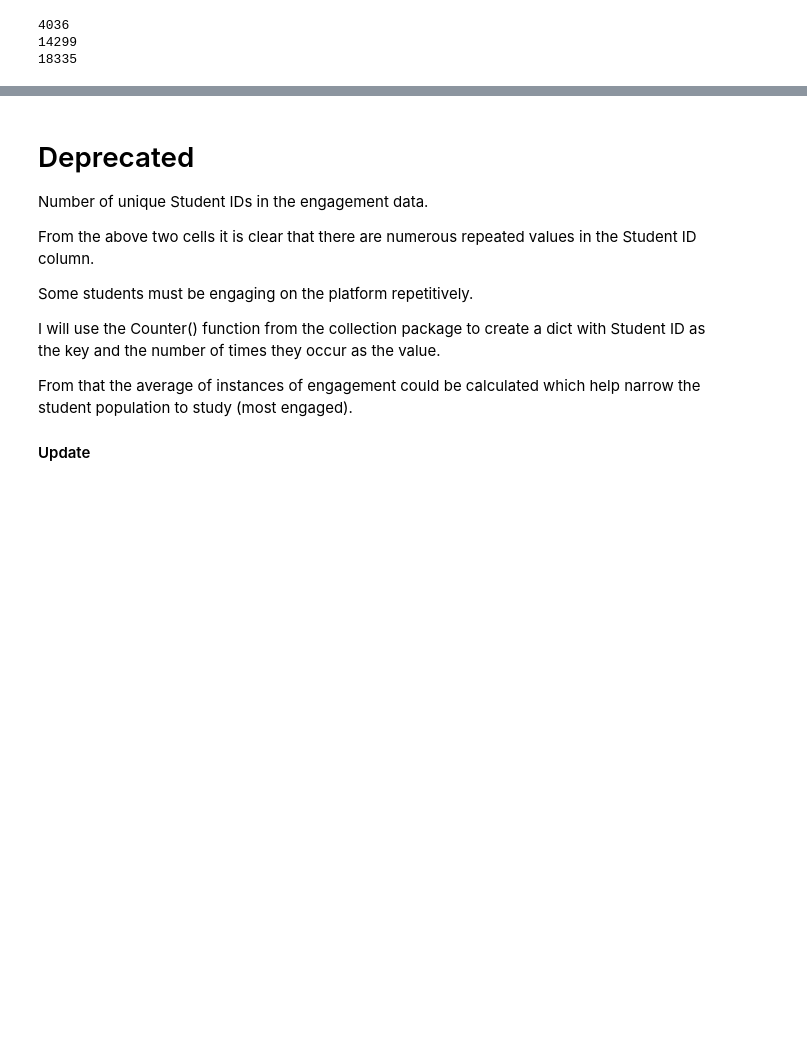
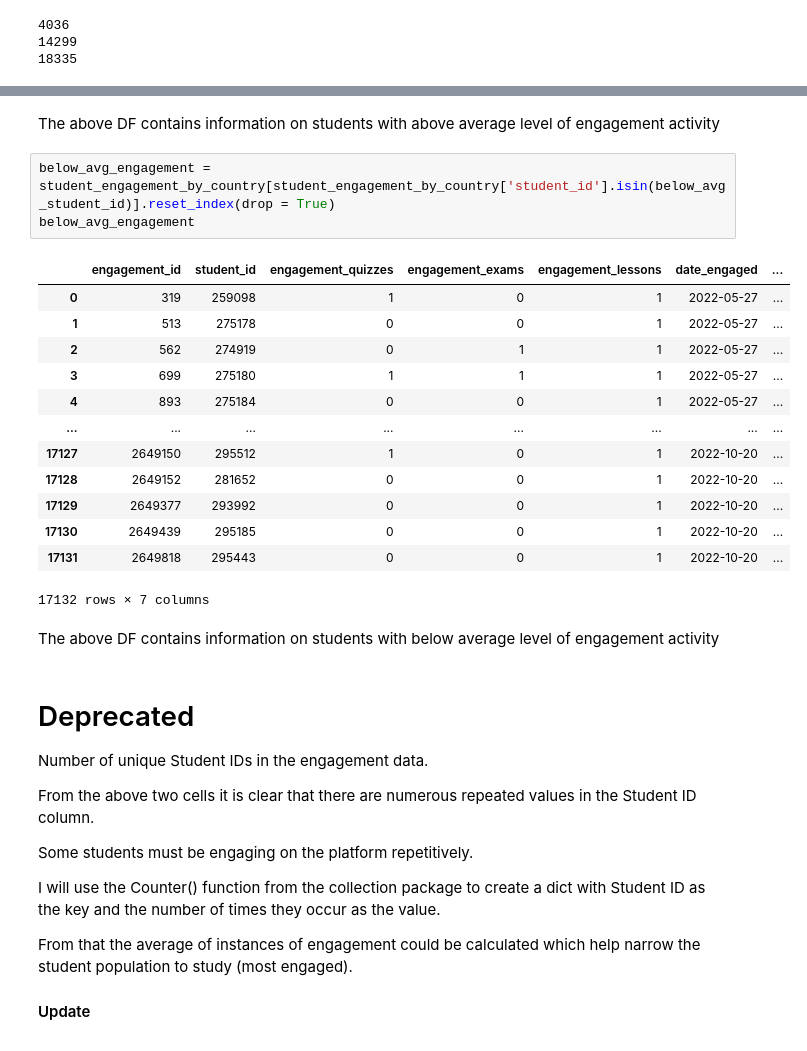
Before and after one commit to puvanans/365-DS-Competition, a Jupyter notebook: student_engagement.ipynb, the cells around one changed output, grey strips where cells are left out. Cells and saved outputs as stored; diff of their text form; blank space fills up the shorter version.

```diff
--- a/student_engagement.ipynb
+++ b/student_engagement.ipynb
@@ -204,3 +227,24 @@ print(len(above_avg_student_id)+len(below_avg_student_id))
+# %% [markdown]
+The above DF contains information on students with above average level of engagement activity
+# %%
+below_avg_engagement = student_engagement_by_country[student_engagement_by_country['student_id'].isin(below_avg_student_id)].reset_index(drop = True)
+below_avg_engagement
+# %% [output]
+|  | engagement_id | student_id | engagement_quizzes | engagement_exams | engagement_lessons | date_engaged | ... |
+| 0 | 319 | 259098 | 1 | 0 | 1 | 2022-05-27 | ... |
+| 1 | 513 | 275178 | 0 | 0 | 1 | 2022-05-27 | ... |
+| 2 | 562 | 274919 | 0 | 1 | 1 | 2022-05-27 | ... |
+| 3 | 699 | 275180 | 1 | 1 | 1 | 2022-05-27 | ... |
+| 4 | 893 | 275184 | 0 | 0 | 1 | 2022-05-27 | ... |
+| ... | ... | ... | ... | ... | ... | ... | ... |
+| 17127 | 2649150 | 295512 | 1 | 0 | 1 | 2022-10-20 | ... |
+| 17128 | 2649152 | 281652 | 0 | 0 | 1 | 2022-10-20 | ... |
+| 17129 | 2649377 | 293992 | 0 | 0 | 1 | 2022-10-20 | ... |
+| 17130 | 2649439 | 295185 | 0 | 0 | 1 | 2022-10-20 | ... |
+| 17131 | 2649818 | 295443 | 0 | 0 | 1 | 2022-10-20 | ... |
+17132 rows × 7 columns
+# %% [markdown]
+The above DF contains information on students with below average level of engagement activity
 # %% [markdown]
 # Deprecated
 
```
Also changed, not shown: parts of 2 cells of this notebook.
